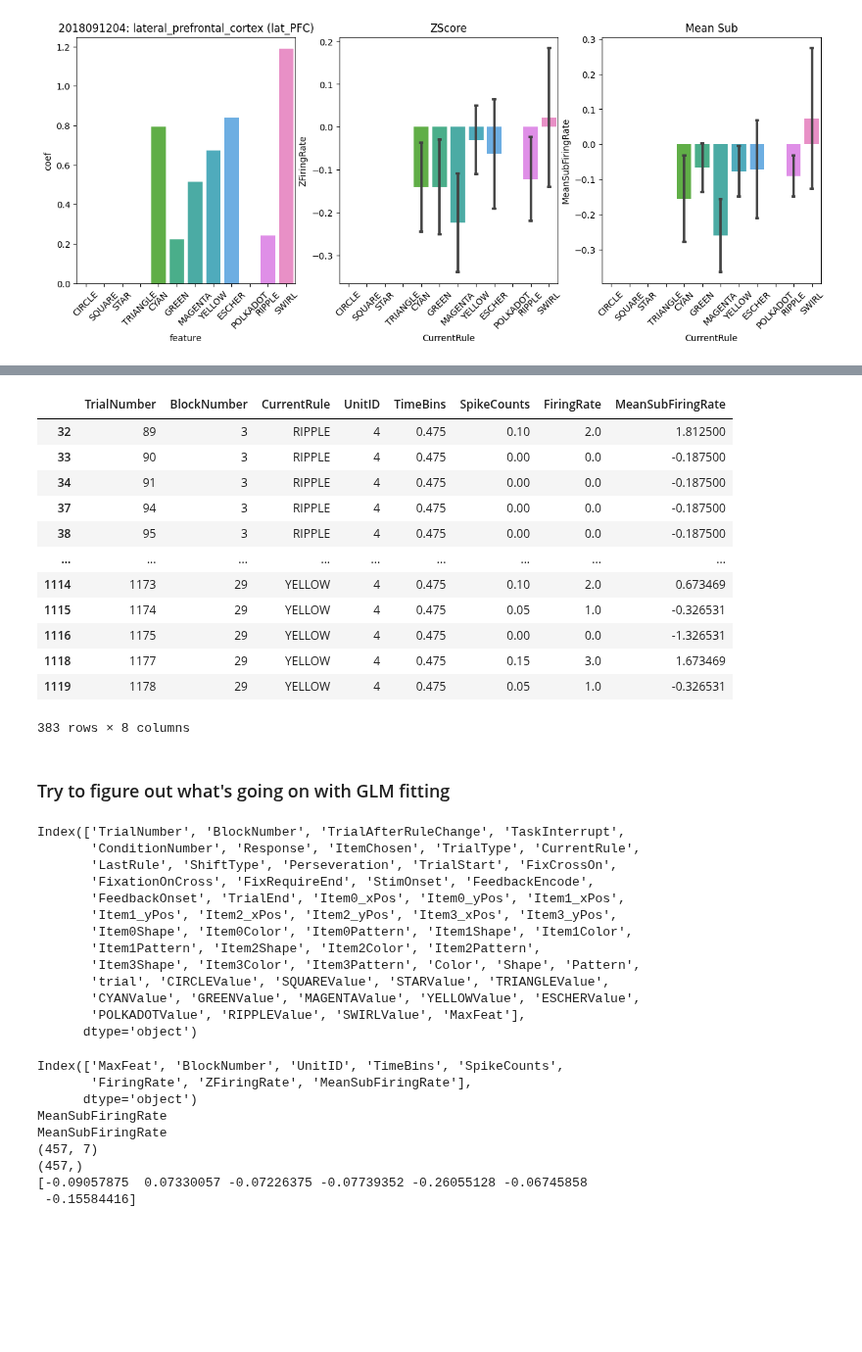
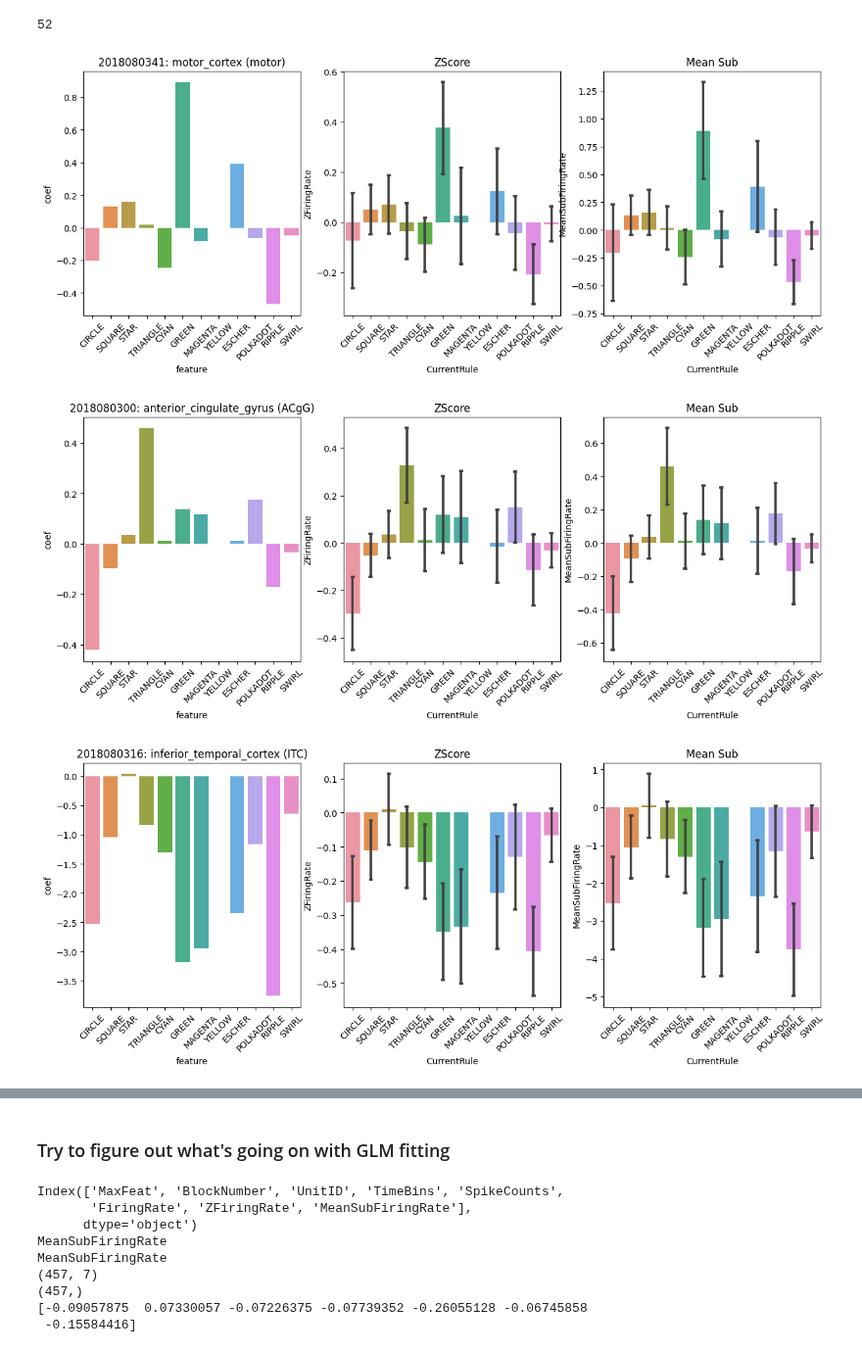
Before and after one commit to pqz317/wcst_decode, a Jupyter notebook: notebooks/20240514_analyze_max_feat_glm.ipynb, the cells around one changed output, grey strips where cells are left out. Shown at 98% size. Cells and saved outputs as stored; diff of their text form; code cells hidden in the pictures; blank space fills up the shorter version.

```diff
--- a/notebooks/20240514_analyze_max_feat_glm.ipynb
+++ b/notebooks/20240514_analyze_max_feat_glm.ipynb
@@ -29,7 +32,7 @@ sessions = pd.read_pickle(SESSIONS_PATH)
 # %%
 model = "LinearNoInt"
 mode = "MeanSubFiringRate"
-alpha = 0.05
+alpha = 0.01
 
 def get_results(session):
     res_name = f"{session}_glm_{EVENT}_{mode}_{INTERVAL_SIZE}_{model}_maxfeat.pickle"
@@ -49,5 +52,8 @@ def get_results(session):
 # glm_res = pd.concat(sessions.apply(lambda x: get_agg_glm_res(x.session_name), axis=1).values)
 # %%
 glm_res = pd.concat(sessions.apply(lambda x: get_results(x.session_name), axis=1).values)
+positions = spike_utils.get_unit_positions(sessions)
+glm_res = pd.merge(positions, glm_res, on="PseudoUnitID")
 # %%
 good_reses = glm_res[(glm_res.score > glm_res.sig_bound)]
+good_reses = good_reses.sort_values(by="score", ascending=False)
@@ -95,7 +74,13 @@ Index(['Channel', 'Unit', 'SpikeTimesFile', 'UnitID_x', 'electrode_id', 'x',
+# %%
+len(good_reses)
+# %% [output]
+52
 # %%
-# for unit in good_reses.PseudoUnitID.unique():
-for unit in [2018091204]:
-    unit_res = merged_res[merged_res.PseudoUnitID == unit]
+# for unit in [2018091204]:
+# reg_units = good_reses[good_reses.structure_level2 == "lateral_and_ventral_pallium (LVPal)"]
+# for unit in reg_units.PseudoUnitID.unique():
+for unit in good_reses[good_reses.session_x == "20180803"].PseudoUnitID.unique():
+    unit_res = glm_res[glm_res.PseudoUnitID == unit]
     session = unit_res.iloc[0].session_x
     behavior_path = SESS_BEHAVIOR_PATH.format(sess_name=session)
     beh = pd.read_csv(behavior_path)
@@ -109,31 +94,33 @@ for unit in [2018091204]:
     fr_path = f"/data/patrick_res/firing_rates/{session}_firing_rates_{PRE_INTERVAL}_{EVENT}_{POST_INTERVAL}_{INTERVAL_SIZE}_bins_{NUM_BINS_SMOOTH}_smooth.pickle"
     frs = pd.read_pickle(fr_path)
     frs = frs[frs.UnitID == unit_res.iloc[0].UnitID_x]
     agg = frs.groupby(["UnitID", "TrialNumber"]).mean().reset_index()
     agg = pd.merge(beh[["TrialNumber", "BlockNumber", "CurrentRule"]], agg, on="TrialNumber")
     agg = spike_utils.zscore_frs(agg, group_cols=["UnitID", "BlockNumber"], mode=MODE)
     agg = spike_utils.mean_sub_frs(agg, group_cols=["UnitID", "BlockNumber"], mode=MODE)
 
     beh = behavioral_utils.filter_blocks_by_rule_occurence(beh, 2)
     beh = behavioral_utils.filter_max_feat_correct(beh)
 
     agg = agg[agg.TrialNumber.isin(beh.TrialNumber)]
 
     rename_map = {f"{feat}_coef": feat for feat in FEATURES}
     unit_res = unit_res.rename(columns=rename_map)
     melted = pd.melt(unit_res, value_vars=FEATURES, var_name="feature", value_name="coef")
 
     fig, axs = plt.subplots(1, 3, figsize=(15, 5))
     ax = axs[0]
     visualization_utils.plot_bars_by_cat(melted, "coef", "feature", ax, order=FEATURES)
     ax.set_title(f"{unit}: {unit_res.iloc[0].structure_level2}")
 
     ax = axs[1]
     visualization_utils.plot_bars_by_cat(agg, "ZFiringRate", "CurrentRule", ax, order=FEATURES)
     ax.set_title("ZScore")
 
     ax = axs[2]
     visualization_utils.plot_bars_by_cat(agg, "MeanSubFiringRate", "CurrentRule", ax, order=FEATURES)
     ax.set_title("Mean Sub")
 # %% [output]
-[figure, old version]
+[figure, new version]
+[figure, added]
+[figure, added]
@@ -140,19 +131,3 @@ for unit in [2018091204]:
-# %%
-agg
-# %% [output]
-|  | TrialNumber | BlockNumber | CurrentRule | UnitID | TimeBins | SpikeCounts | FiringRate | MeanSubFiringRate |
-| 32 | 89 | 3 | RIPPLE | 4 | 0.475 | 0.10 | 2.0 | 1.812500 |
-| 33 | 90 | 3 | RIPPLE | 4 | 0.475 | 0.00 | 0.0 | -0.187500 |
-| 34 | 91 | 3 | RIPPLE | 4 | 0.475 | 0.00 | 0.0 | -0.187500 |
-| 37 | 94 | 3 | RIPPLE | 4 | 0.475 | 0.00 | 0.0 | -0.187500 |
-| 38 | 95 | 3 | RIPPLE | 4 | 0.475 | 0.00 | 0.0 | -0.187500 |
-| ... | ... | ... | ... | ... | ... | ... | ... | ... |
-| 1114 | 1173 | 29 | YELLOW | 4 | 0.475 | 0.10 | 2.0 | 0.673469 |
-| 1115 | 1174 | 29 | YELLOW | 4 | 0.475 | 0.05 | 1.0 | -0.326531 |
-| 1116 | 1175 | 29 | YELLOW | 4 | 0.475 | 0.00 | 0.0 | -1.326531 |
-| 1118 | 1177 | 29 | YELLOW | 4 | 0.475 | 0.15 | 3.0 | 1.673469 |
-| 1119 | 1178 | 29 | YELLOW | 4 | 0.475 | 0.05 | 1.0 | -0.326531 |
-383 rows × 8 columns
 # %% [markdown]
 ### Try to figure out what's going on with GLM fitting
 # %%
@@ -181,22 +156,6 @@ beh = behavioral_utils.filter_blocks_by_rule_occurence(beh, 2)
 beh = behavioral_utils.filter_max_feat_correct(beh)
 
 agg = agg[agg.TrialNumber.isin(beh.TrialNumber)]
-# %%
-beh.columns
-# %% [output]
-Index(['TrialNumber', 'BlockNumber', 'TrialAfterRuleChange', 'TaskInterrupt',
-       'ConditionNumber', 'Response', 'ItemChosen', 'TrialType', 'CurrentRule',
-       'LastRule', 'ShiftType', 'Perseveration', 'TrialStart', 'FixCrossOn',
-       'FixationOnCross', 'FixRequireEnd', 'StimOnset', 'FeedbackEncode',
-       'FeedbackOnset', 'TrialEnd', 'Item0_xPos', 'Item0_yPos', 'Item1_xPos',
-       'Item1_yPos', 'Item2_xPos', 'Item2_yPos', 'Item3_xPos', 'Item3_yPos',
-       'Item0Shape', 'Item0Color', 'Item0Pattern', 'Item1Shape', 'Item1Color',
-       'Item1Pattern', 'Item2Shape', 'Item2Color', 'Item2Pattern',
-       'Item3Shape', 'Item3Color', 'Item3Pattern', 'Color', 'Shape', 'Pattern',
-       'trial', 'CIRCLEValue', 'SQUAREValue', 'STARValue', 'TRIANGLEValue',
-       'CYANValue', 'GREENValue', 'MAGENTAValue', 'YELLOWValue', 'ESCHERValue',
-       'POLKADOTValue', 'RIPPLEValue', 'SWIRLValue', 'MaxFeat'],
-      dtype='object')
 # %%
 input_columns = ["MaxFeat"]
 columns_to_flatten = ["MaxFeat"]
```
Also changed, not shown: parts of 7 cells of this notebook, 7 other files.
